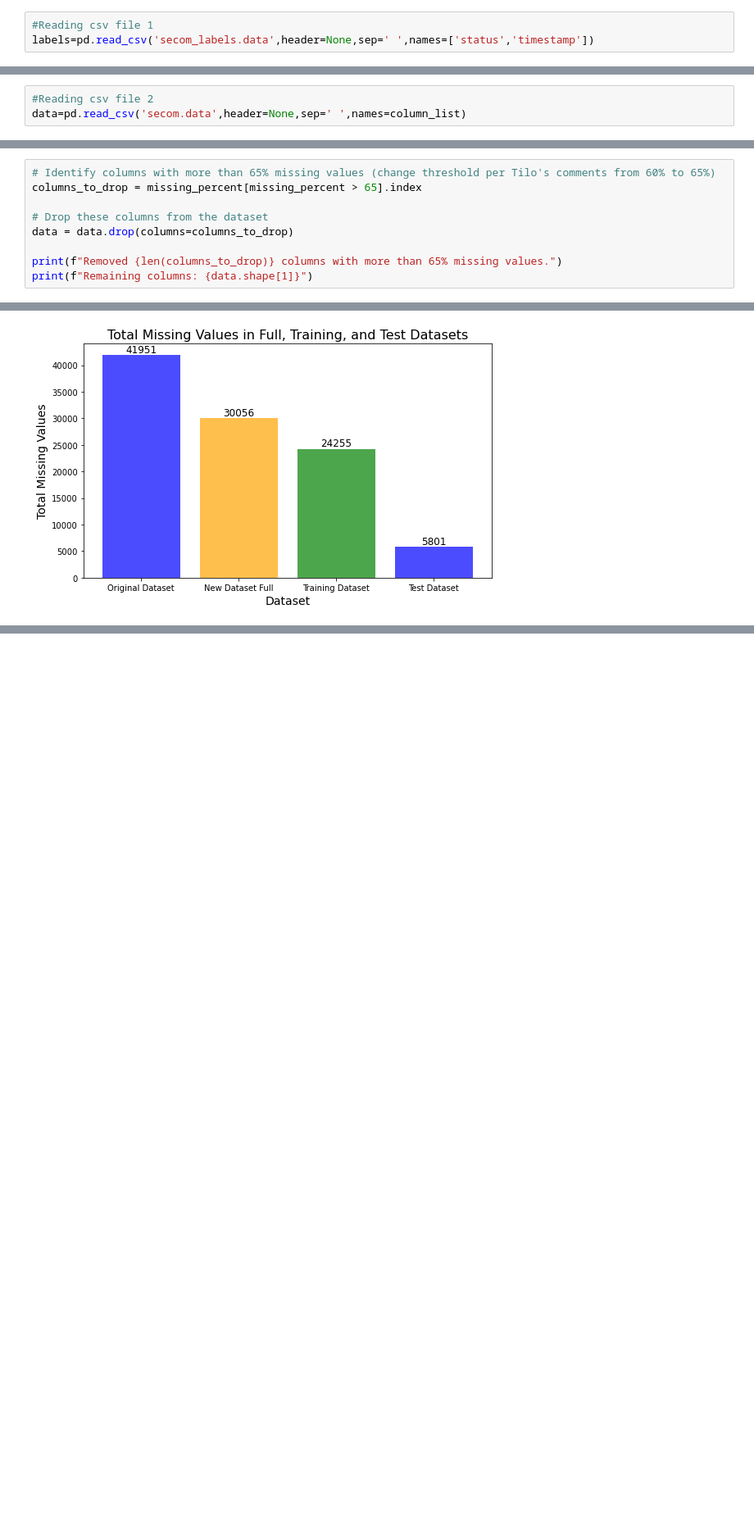
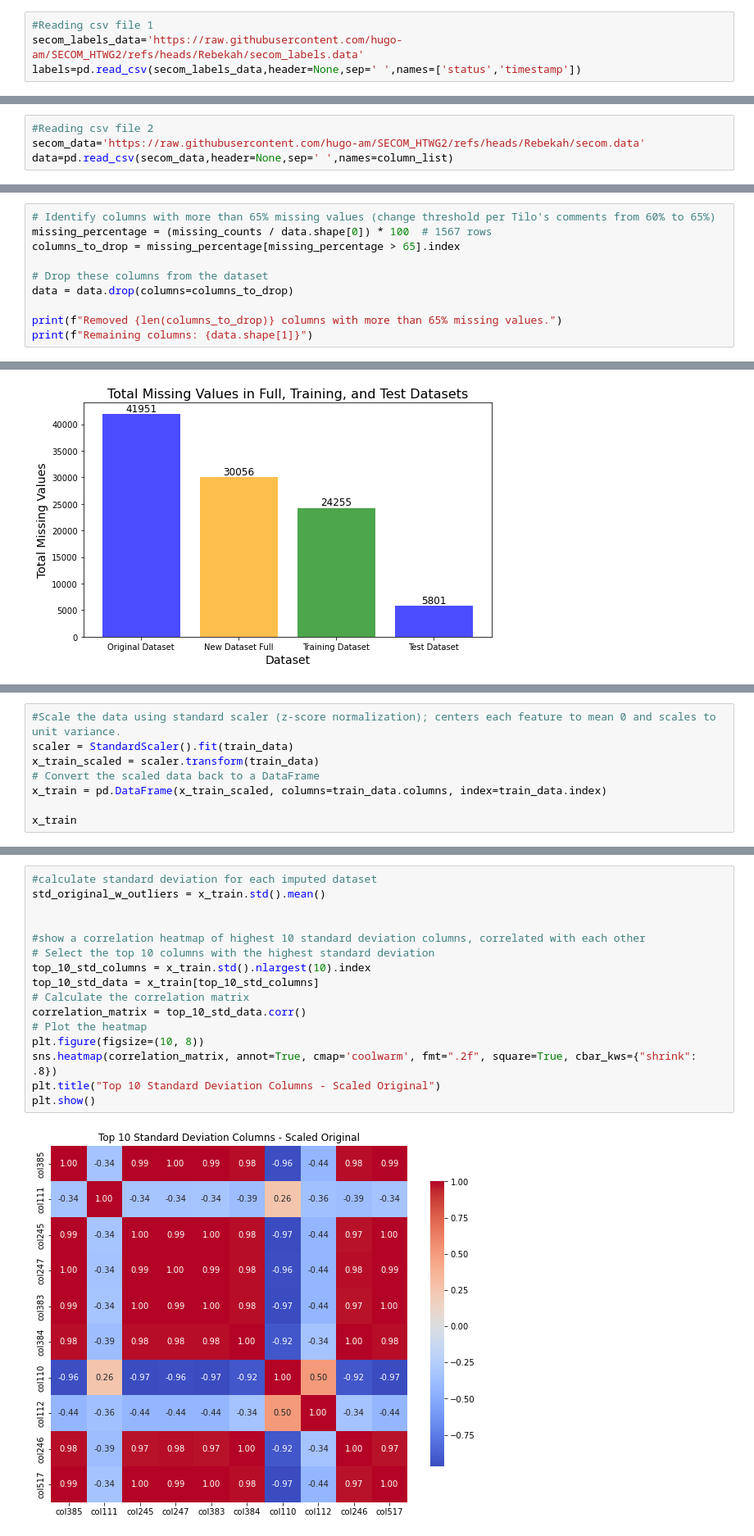
Before and after one commit to hugo-am/SECOM_HTWG2, a Jupyter notebook: SECOM Base.ipynb, the cells around one changed output, grey strips where cells are left out. Shown at 82% size. Cells and saved outputs as stored; diff of their text form; blank space fills up the shorter version.

```diff
--- a/SECOM Base.ipynb
+++ b/SECOM Base.ipynb
@@ -9,6 +16,7 @@ from sklearn.impute import IterativeImputer
 # %%
 #Reading csv file 1
-labels=pd.read_csv('secom_labels.data',header=None,sep=' ',names=['status','timestamp'])
+secom_labels_data='https://raw.githubusercontent.com/hugo-am/SECOM_HTWG2/refs/heads/Rebekah/secom_labels.data'
+labels=pd.read_csv(secom_labels_data,header=None,sep=' ',names=['status','timestamp'])
 # %%
 #Generate an empty list to put column names in
 column_list=[]
@@ -21,7 +29,8 @@ for x in range(591):
 column_list.remove('col0')
 # %%
 #Reading csv file 2
-data=pd.read_csv('secom.data',header=None,sep=' ',names=column_list)
+secom_data='https://raw.githubusercontent.com/hugo-am/SECOM_HTWG2/refs/heads/Rebekah/secom.data'
+data=pd.read_csv(secom_data,header=None,sep=' ',names=column_list)
 # %%
 #Data file has 590 columns and 1567 rows
 print(data.shape)
@@ -355,7 +364,8 @@ Removed 116 columns with zero variance.
 Remaining columns: 474
 # %%
 # Identify columns with more than 65% missing values (change threshold per Tilo's comments from 60% to 65%)
-columns_to_drop = missing_percent[missing_percent > 65].index
+missing_percentage = (missing_counts / data.shape[0]) * 100  # 1567 rows
+columns_to_drop = missing_percentage[missing_percentage > 65].index
 
 # Drop these columns from the dataset
 data = data.drop(columns=columns_to_drop)
@@ -464,0 +475,8 @@ plt.show()
+# %%
+#Scale the data using standard scaler (z-score normalization); centers each feature to mean 0 and scales to unit variance.
+scaler = StandardScaler().fit(train_data)
+x_train_scaled = scaler.transform(train_data)
+# Convert the scaled data back to a DataFrame
+x_train = pd.DataFrame(x_train_scaled, columns=train_data.columns, index=train_data.index)
+
+x_train
@@ -494,0 +527,18 @@ KNN Imputation: 191158.3572794595
+# %%
+#calculate standard deviation for each imputed dataset
+std_original_w_outliers = x_train.std().mean()
+
+
+#show a correlation heatmap of highest 10 standard deviation columns, correlated with each other
+# Select the top 10 columns with the highest standard deviation
+top_10_std_columns = x_train.std().nlargest(10).index
+top_10_std_data = x_train[top_10_std_columns]
+# Calculate the correlation matrix
+correlation_matrix = top_10_std_data.corr()
+# Plot the heatmap
+plt.figure(figsize=(10, 8))
+sns.heatmap(correlation_matrix, annot=True, cmap='coolwarm', fmt=".2f", square=True, cbar_kws={"shrink": .8})
+plt.title("Top 10 Standard Deviation Columns - Scaled Original")
+plt.show()
+# %% [output]
+[figure, added]
```
Also changed, not shown: parts of 8 cells of this notebook.
